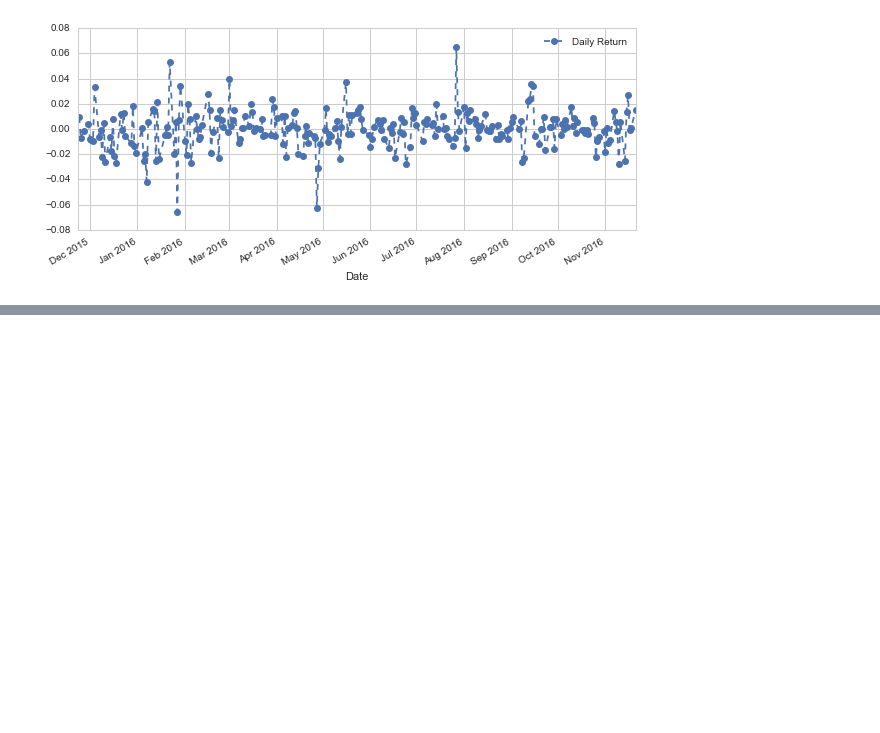
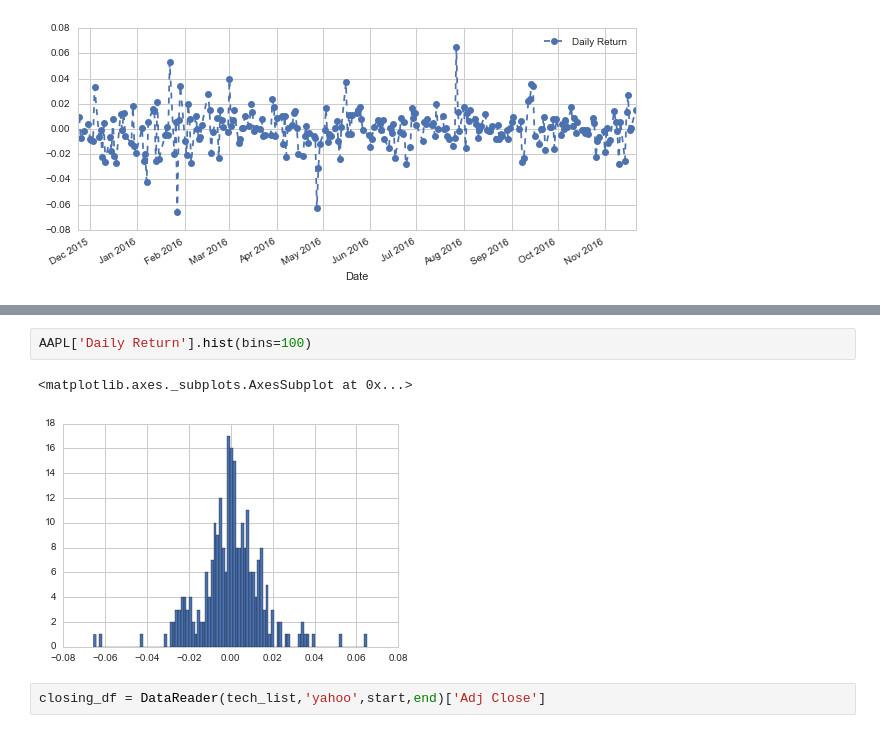
Before and after one commit to christopherlattanzio/Projects, a Jupyter notebook: Project2 Stock Market.ipynb, the cells around one changed output, grey strips where cells are left out. Cells and saved outputs as stored; diff of their text form; blank space fills up the shorter version.

```diff
--- a/Project2 Stock Market.ipynb
+++ b/Project2 Stock Market.ipynb
@@ -81,0 +94,7 @@ AAPL['Daily Return'].plot(figsize=(10,4),legend=True,linestyle='--',marker='o')
+# %%
+AAPL['Daily Return'].hist(bins=100)
+# %% [output]
+<matplotlib.axes._subplots.AxesSubplot at 0x...>
+[figure, added]
+# %%
+closing_df = DataReader(tech_list,'yahoo',start,end)['Adj Close']
```
Also changed, not shown: parts of 13 cells of this notebook.
